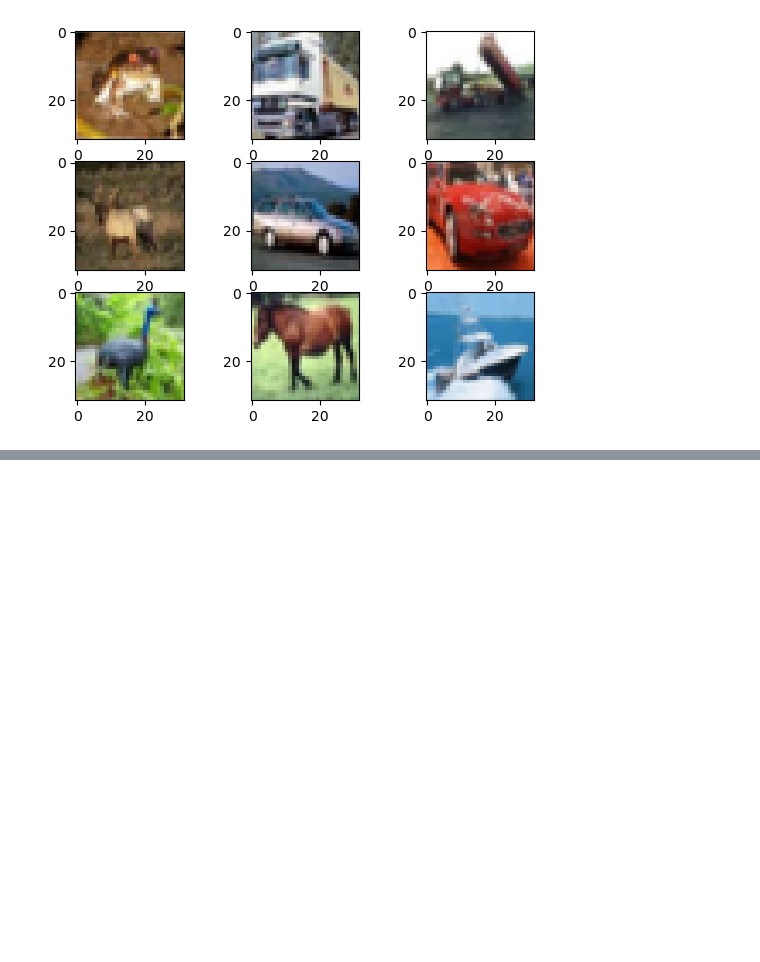
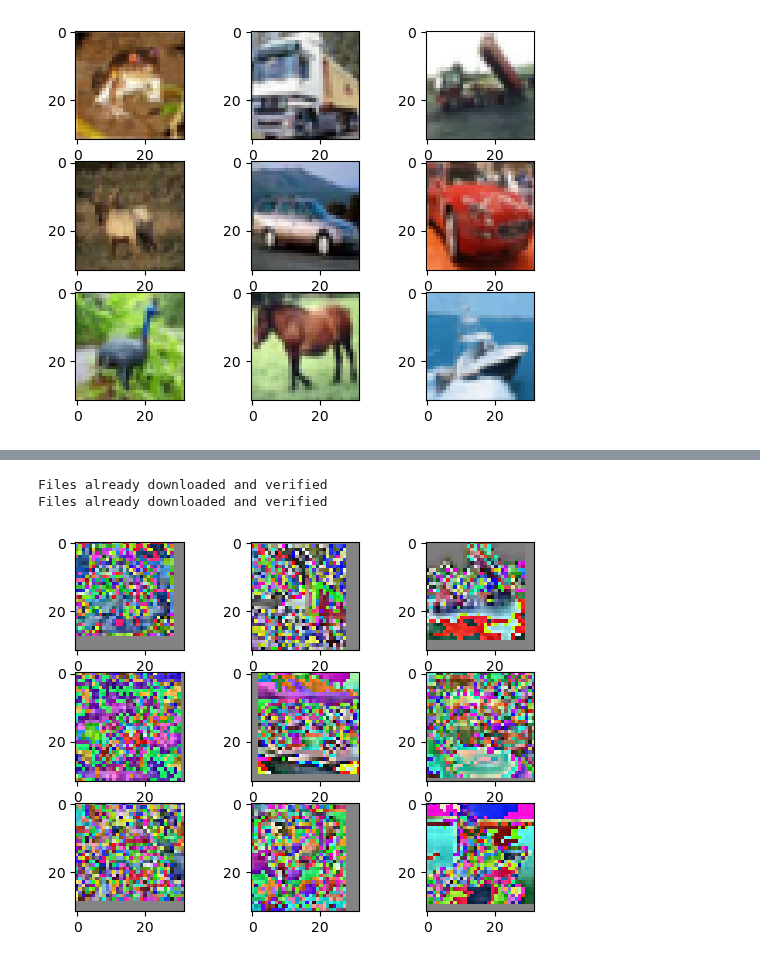
Before and after one commit to djdjdjdfh1/deep-learning, a Jupyter notebook: model5.ipynb, the cells around one changed output, grey strips where cells are left out. Drawn from its saved outputs; the diff is of its cells as text; code cells hidden in the pictures; blank space fills up the shorter version.

Commit message:
dl cnn transform

```diff
--- a/model5.ipynb
+++ b/model5.ipynb
@@ -62,0 +63,32 @@ Files already downloaded and verified
+# %%
+from torchvision.transforms import RandomHorizontalFlip, RandomCrop, Normalize
+# 데이터 전처리에 정규화를 추가
+transform = Compose([
+    T.ToPILImage(),
+    RandomCrop((32,32), padding=4),
+    RandomHorizontalFlip(p=0.5),
+    T.ToTensor(),
+    # 데이터 정규화
+    Normalize((0.5,0.5,0.5), (0.2,0.2,0.2)),
+    T.ToPILImage(),
+])
+training_dataset = CIFAR10(
+    root = './',
+    train = True,
+    download = True,
+    transform = transform
+)
+test_dataset = CIFAR10(
+    root = './',
+    train = False,
+    download = True,
+    transform = transform
+)
+for i in range(9):
+    plt.subplot(3,3,i+1)
+    plt.imshow(transform(training_dataset.data[i]))
+plt.show()
+# %% [output]
+Files already downloaded and verified
+Files already downloaded and verified
+[figure, added]
```
Also changed, not shown: parts of 10 cells of this notebook, 2 other files.
